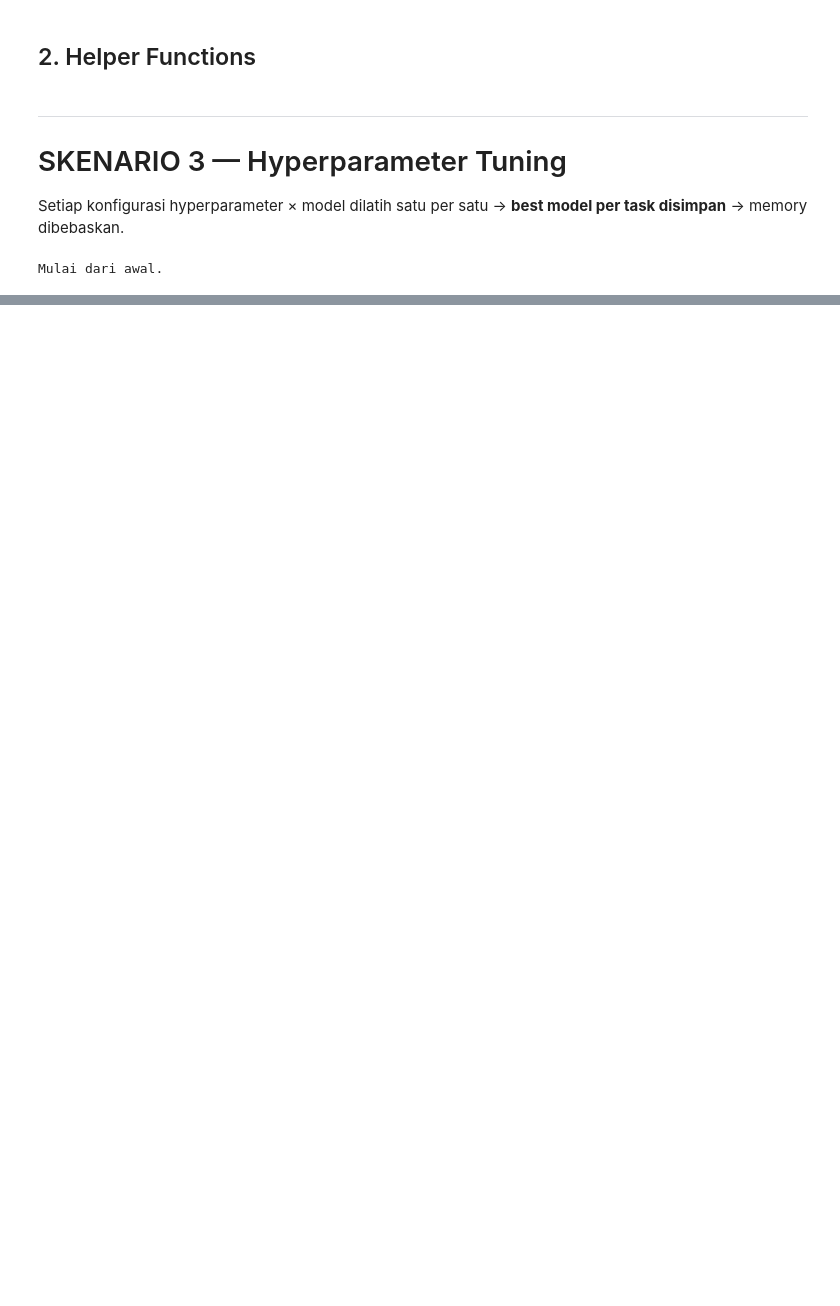
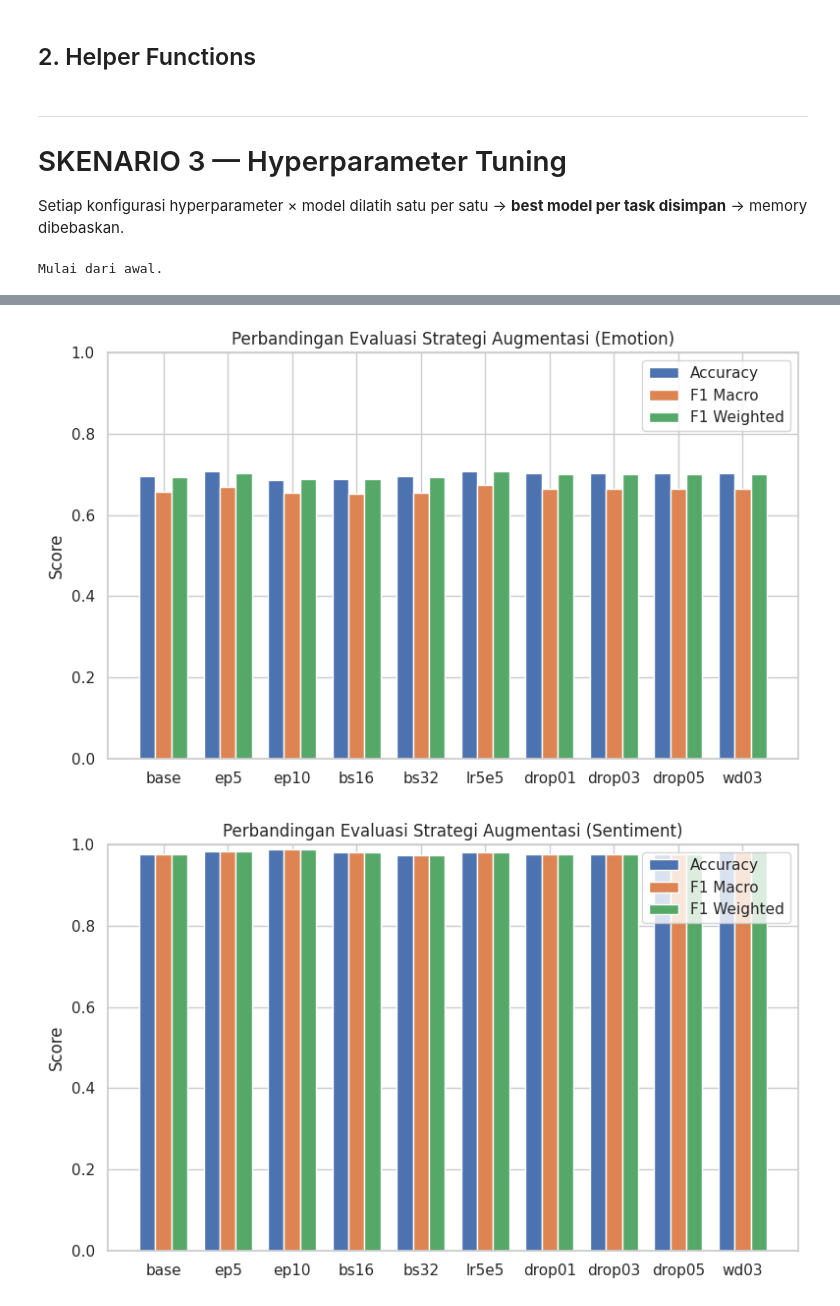
Before and after one commit to miskiyy/FP-Text-Mining, a Jupyter notebook: skenario-3.ipynb, the cells around one changed output, grey strips where cells are left out. Saved outputs shown, nothing was run; the diff lists cells and outputs as text; code cells hidden in the pictures; blank space fills up the shorter version.

```diff
--- a/skenario-3.ipynb
+++ b/skenario-3.ipynb
@@ -69,3 +69,12 @@ Device : cuda
 PyTorch: 2.10.0+cu128
 # %% [markdown]
 ## 1. Load & Preprocessing Dataset
+# %%
+DATA_PATH = "/kaggle/input/datasets/carameyyow/secondary/PRDECT-ID Dataset_clean.csv"
+
+df = pd.read_csv(DATA_PATH)
+df.columns = [c.strip() for c in df.columns]
+
+print("Shape :", df.shape)
+print("Kolom :", df.columns.tolist())
+display(df.head(3))
@@ -559 +560,49 @@ if not df_results_s3.empty:
 ✅ Plot Top 5 Hyperparameter disimpan ke /kaggle/working/s3_hp_comparison.png
+# %%
+import pandas as pd
+import matplotlib.pyplot as plt
+
+# ==========================
+# PERBANDINGAN HASIL AUGMENTASI
+# ==========================
+
+for task_name in S3_RESULTS.keys():
+
+    rows = []
+
+    for hp_label in S3_RESULTS[task_name]:
+        for model_alias in S3_RESULTS[task_name][hp_label]:
+
+            m = S3_RESULTS[task_name][hp_label][model_alias]["metrics"]
+
+            rows.append({
+                "Branch": hp_label.replace("_", "\n"),
+                "Accuracy": m["accuracy"],
+                "F1 Macro": m["f1_macro"],
+                "F1 Weighted": m["f1_weighted"]
+            })
+
+    df_plot = pd.DataFrame(rows)
+
+    fig, ax = plt.subplots(figsize=(8,5))
+
+    x = range(len(df_plot))
+    w = 0.25
+
+    ax.bar([i-w for i in x], df_plot["Accuracy"], width=w, label="Accuracy")
+    ax.bar(x, df_plot["F1 Macro"], width=w, label="F1 Macro")
+    ax.bar([i+w for i in x], df_plot["F1 Weighted"], width=w, label="F1 Weighted")
+
+    ax.set_xticks(x)
+    ax.set_xticklabels(df_plot["Branch"])
+
+    ax.set_ylim(0,1)
+    ax.set_ylabel("Score")
+    ax.set_title(f"Perbandingan Evaluasi Strategi Augmentasi ({task_name})")
+    ax.legend()
+
+    plt.tight_layout()
+    plt.show()
+# %% [output]
+[figure, added]
+[figure, added]
```
Also changed, not shown: parts of 9 cells of this notebook, 2 other files.
